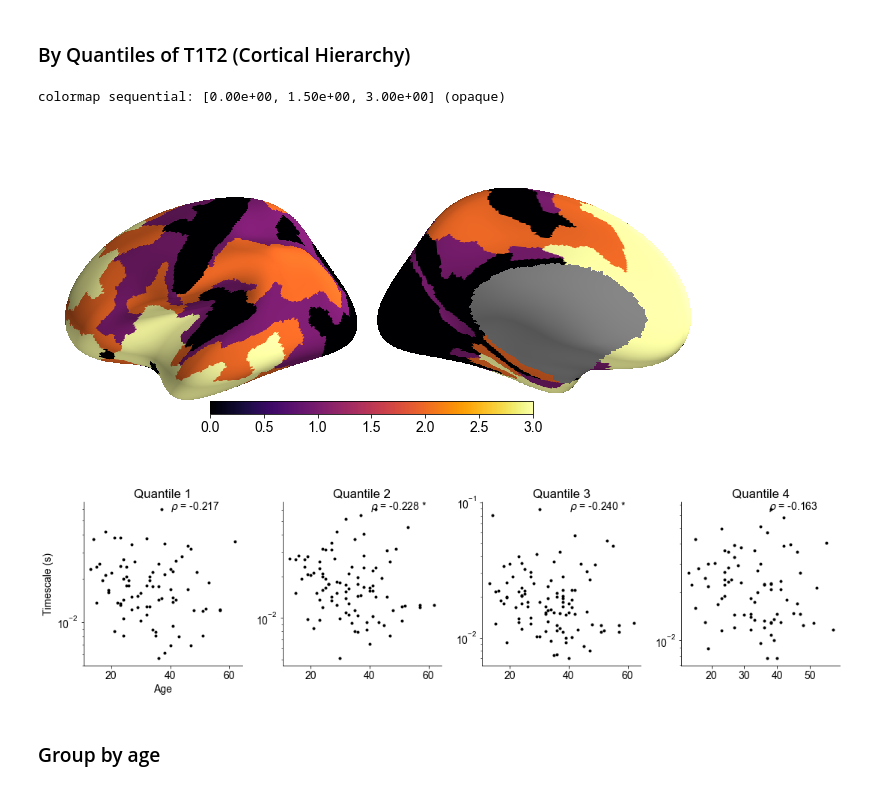
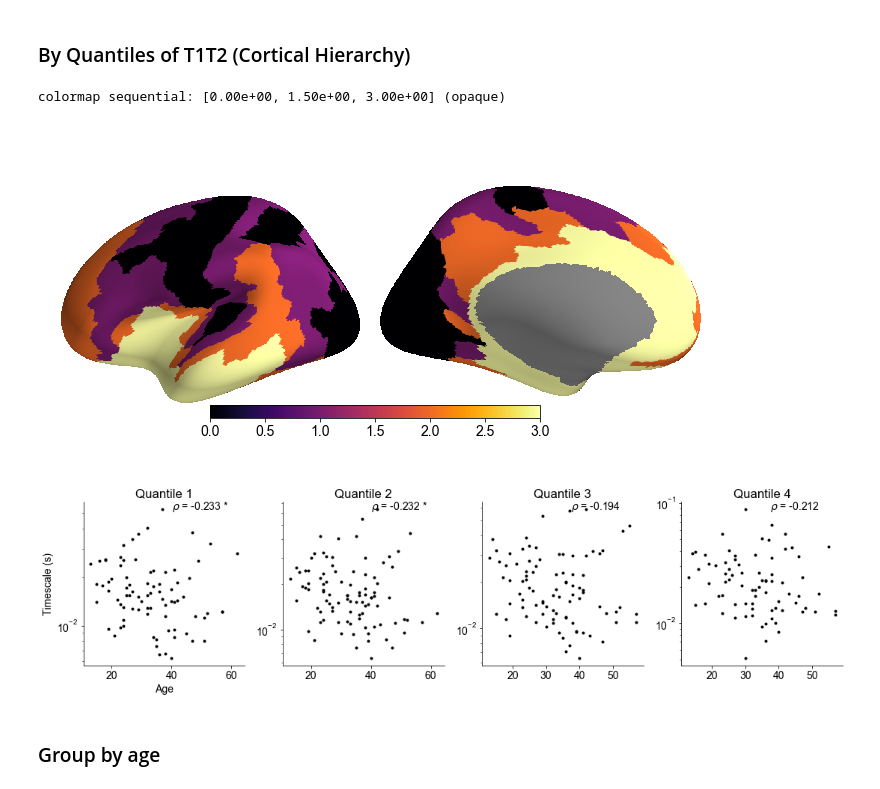
Before and after one commit to rdgao/field-echos, a Jupyter notebook: notebooks/viz_human_MMP.ipynb, the cells around one changed output. Saved outputs shown, nothing was run; the diff lists cells and outputs as text; code cells hidden in the pictures.

Commit message:
did parcel-norm age analysis

```diff
--- a/notebooks/viz_human_MMP.ipynb
+++ b/notebooks/viz_human_MMP.ipynb
@@ -73,9 +74,14 @@ under_w_thresh = np.where(region_wmax<w_thres)[0]
 for w in under_w_thresh:
     plt.text(w, region_wmax[w], df_W_max.columns[w], verticalalignment='top')
 
+
+# patient parcel coverage
+df_patient.insert(len(df_patient.columns), 'coverage', np.sum(df_W_max>=w_thres,1))
+df_patient.insert(len(df_patient.columns), 'pct_coverage', np.sum(df_W_max>=w_thres,1)/len(df_W_max.columns))
+
 # # of confident parcels per subject, sorted by age
 plt.subplot(1,3,3)
-plt.plot(df_patient['age'], np.sum(df_W_max>=w_thres,1),'.k')
+plt.plot(df_patient['age'], df_patient['coverage'],'.k')
 plt.xlabel('Subj. Age');plt.ylabel('# Parcels over Thresh.')
 despine()
 
@@ -269,0 +274,29 @@ plt.tight_layout()
+# %%
+n_parcel_thresh = 3
+
+plt.figure(figsize=(8,4))
+
+# unnormalized averages over parcels per patient
+plt.subplot(1,2,1)
+tau_subj = compute_weighted_average(df_tau_weighted, df_W_max, w_thres, method='weighted', axis=1)
+x = df_patient['age'][df_patient['coverage']>=n_parcel_thresh]
+y = tau_subj[df_patient['coverage']>=n_parcel_thresh]
+rho, pv_est, pv, _ = echo_utils.perm_spearman(x,y,1000)
+plt.semilogy(x, y, '.k');
+plt.xlabel('Age'); plt.ylabel('Timescale (s)'); despine()
+s = echo_utils.sig_str(rho, pv, form='^')
+plt.annotate(s, xy=(0.55, 0.85), xycoords='axes fraction')
+
+# normalized averages over parcels per patient
+plt.subplot(1,2,2)
+df_tau_threshed_parcelnorm = df_tau_threshed/df_tau_threshed.max()
+tau_subj_normed = df_tau_threshed_parcelnorm.mean(axis=1)
+y = tau_subj_normed[df_patient['coverage']>=n_parcel_thresh]
+plt.semilogy(x, y, '.k')
+plt.xlabel('Age'); plt.ylabel('Parcel Normalized Timescale (s)'); despine()
+rho, pv = spearmanr(x, y)
+rho, pv_est, pv, _ = echo_utils.perm_spearman(x,y,1000)
+s = echo_utils.sig_str(rho, pv, form='^')
+plt.ylim([0.1, 1])
+plt.annotate(s, xy=(0.55, 0.05), xycoords='axes fraction')
+plt.tight_layout()
@@ -270,6 +308,6 @@ plt.tight_layout()
 # %%
 # minimum number of subjects that passed threshold in a parcel to include parcel
-min_subjs = 8
+min_subjs = 10
 df_age_corr=pd.DataFrame(index=df_tau_weighted.columns, columns=['n_subjs', 'rho', 'pv'])
 for parcel, col in df_tau_threshed.iteritems():
     df_age_corr['n_subjs'].loc[parcel] = (~np.isnan(col)).sum()
@@ -366,31 +421,31 @@ plt.tight_layout()
 # %%
 # label the parcels based on quantile of T1T2 value
 quants = 4
-struct_feat = 'T1T2'
+struct_feat = 'PV+'
 parcels_quant = quants-np.digitize(df_struct[struct_feat], np.quantile(df_struct[struct_feat], np.arange(0,1,1/quants)))
 plt.figure(figsize=(10,5))
 echo_utils.plot_MMP(parcels_quant, fig_path[:-4]%('mmp_'+struct_feat+'_quantile'))
 
 plt.figure(figsize=(15,4))
 for quant in range(quants):
     plt.subplot(1,quants,quant+1)
     # weighted sum
     tau_avg = compute_weighted_average(df_tau_weighted.T[parcels_quant==quant], df_W_max.T[parcels_quant==quant], w_thres, method='thresh_weighted')
 
     rho, pv = stats.spearmanr(df_patient['age'], tau_avg, nan_policy='omit')
     plt.plot(df_patient['age'], tau_avg, 'k.')
     s = r'$\rho$ = %.3f '%rho + np.sum(pv<=np.array([0.05, 0.01, 0.001]))*'*'
     plt.annotate(s, xy=xy_axis_frac, xycoords='axes fraction')
     plt.yscale('log'); despine()
     plt.title('Quantile %i'%(quant+1))
 
 plt.tight_layout()
 plt.subplot(1,quants,1); plt.xlabel('Age'); plt.ylabel('Timescale (s)')
 plt.savefig(fig_path[:-4]%('mmp_tau_age_quantile%i'%(d_query)), bbox_inches='tight')
 # %% [output]
 colormap sequential: [0.00e+00, 1.50e+00, 3.00e+00] (opaque)
-[figure, old version]
+[figure, new version]
-[figure, old version]
+[figure, new version]
 # %% [markdown]
 ### Group by age
 # %%
```
Also changed, not shown: parts of 21 cells of this notebook, 5 other files.
